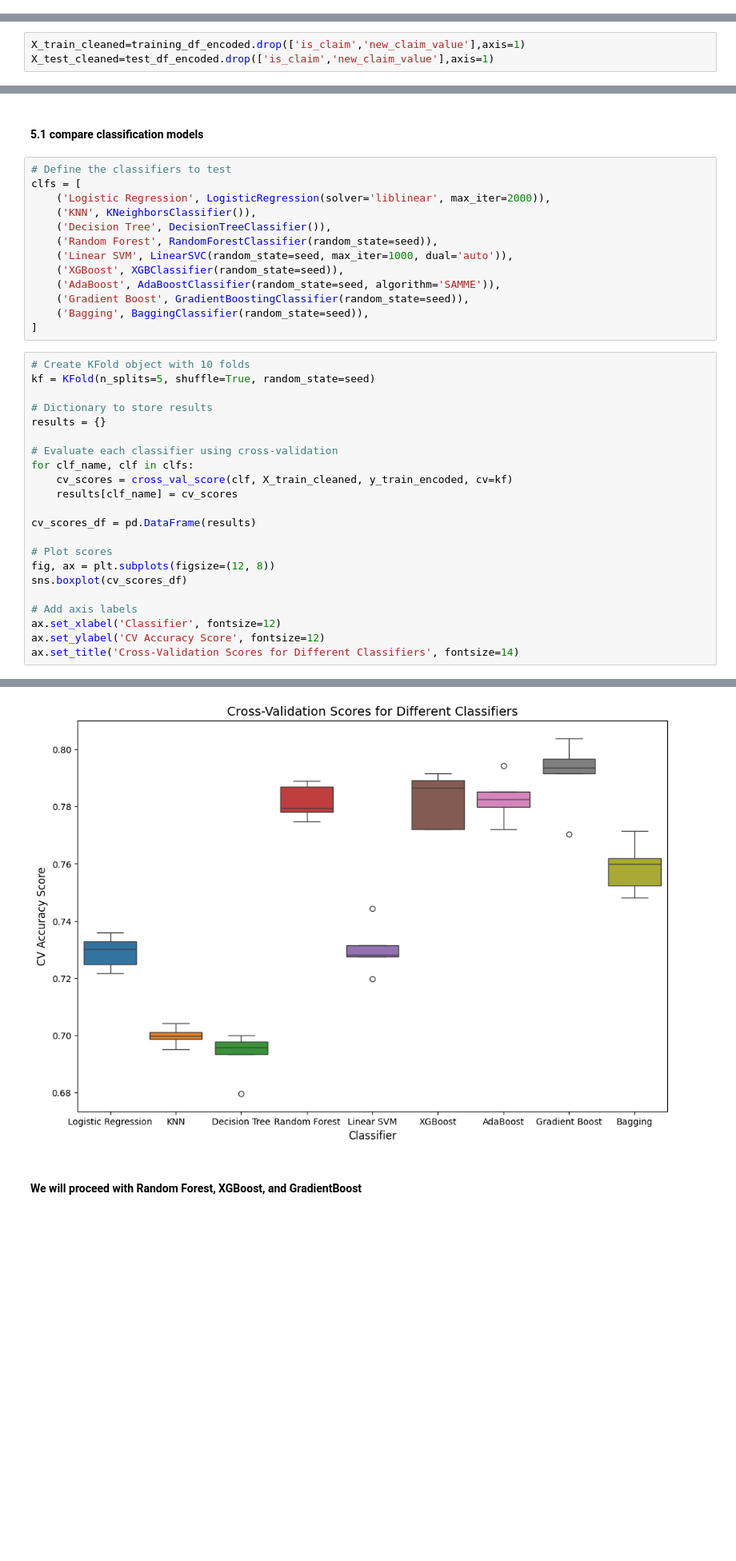
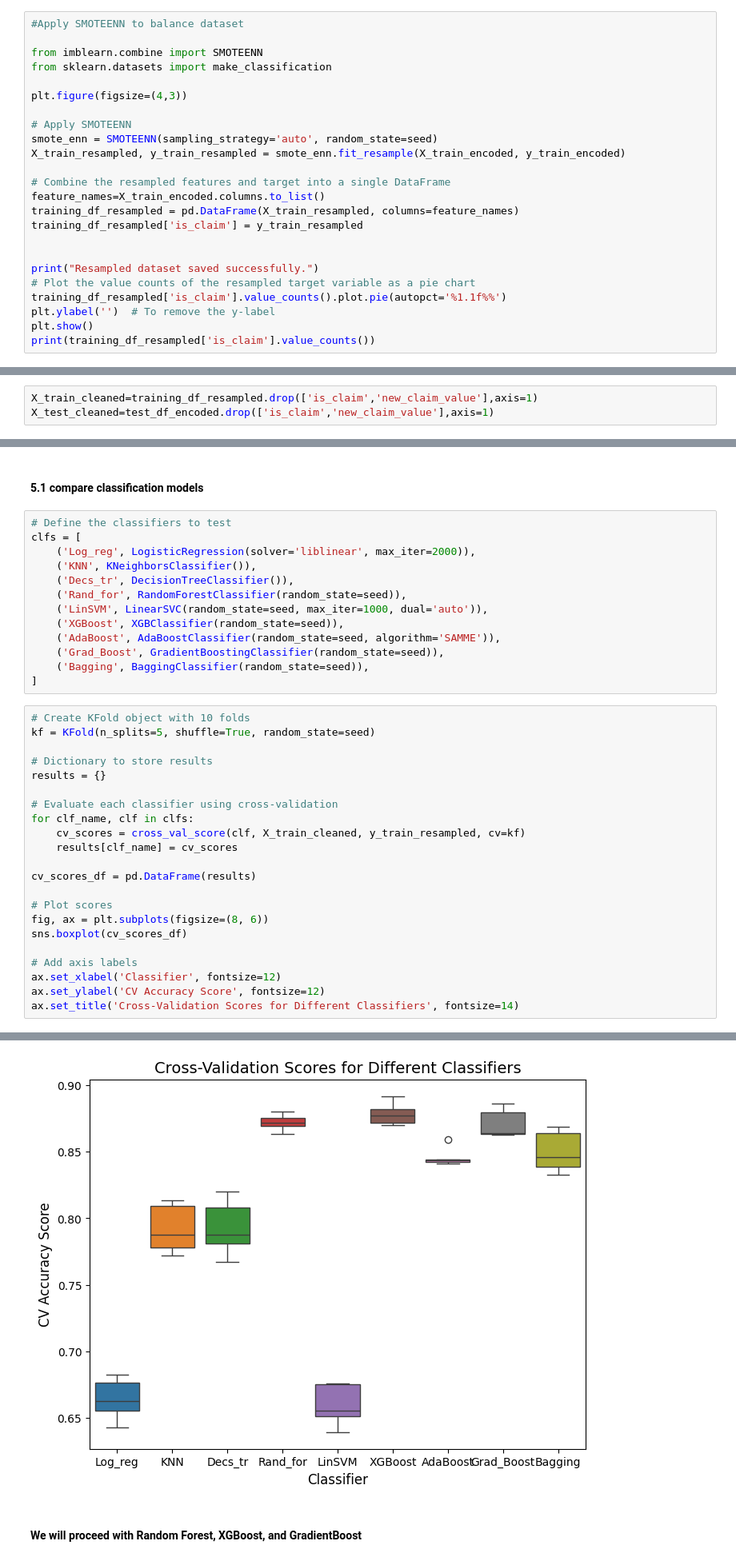
Before and after one commit to rnandi11/insurance_claims_ML, a Jupyter notebook: Insurance_data.ipynb, the cells around one changed output, grey strips where cells are left out. Shown at 80% size. Drawn from its saved outputs; the diff is of its cells as text; blank space fills up the shorter version.

Commit message:
Updated Insurance_data.ipynb with latest analysis

```diff
--- a/Insurance_data.ipynb
+++ b/Insurance_data.ipynb
@@ -490,0 +508,24 @@ y_test_encoded=test_df_encoded['is_claim']
+# %%
+#Apply SMOTEENN to balance dataset
+
+from imblearn.combine import SMOTEENN
+from sklearn.datasets import make_classification
+
+plt.figure(figsize=(4,3))
+
+# Apply SMOTEENN
+smote_enn = SMOTEENN(sampling_strategy='auto', random_state=seed)
+X_train_resampled, y_train_resampled = smote_enn.fit_resample(X_train_encoded, y_train_encoded)
+
+# Combine the resampled features and target into a single DataFrame
+feature_names=X_train_encoded.columns.to_list()
+training_df_resampled = pd.DataFrame(X_train_resampled, columns=feature_names)
+training_df_resampled['is_claim'] = y_train_resampled
+
+
+print("Resampled dataset saved successfully.")
+# Plot the value counts of the resampled target variable as a pie chart
+training_df_resampled['is_claim'].value_counts().plot.pie(autopct='%1.1f%%')
+plt.ylabel('')  # To remove the y-label
+plt.show()
+print(training_df_resampled['is_claim'].value_counts())
@@ -507,7 +555,7 @@ sns.heatmap(corr_matrix_no_claim[['is_claim']],cmap='coolwarm', annot=True)
 # %% [markdown]
 *So we drop this column for the classification problem, this is to be used for the regression part*
 # %%
-X_train_cleaned=training_df_encoded.drop(['is_claim','new_claim_value'],axis=1)
+X_train_cleaned=training_df_resampled.drop(['is_claim','new_claim_value'],axis=1)
 X_test_cleaned=test_df_encoded.drop(['is_claim','new_claim_value'],axis=1)
 # %% [markdown]
 ### 5. Model Building ###
@@ -516,40 +564,40 @@ X_test_cleaned=test_df_encoded.drop(['is_claim','new_claim_value'],axis=1)
 # %%
 # Define the classifiers to test
 clfs = [
-    ('Logistic Regression', LogisticRegression(solver='liblinear', max_iter=2000)),
+    ('Log_reg', LogisticRegression(solver='liblinear', max_iter=2000)),
     ('KNN', KNeighborsClassifier()),
-    ('Decision Tree', DecisionTreeClassifier()),
-    ('Random Forest', RandomForestClassifier(random_state=seed)),
-    ('Linear SVM', LinearSVC(random_state=seed, max_iter=1000, dual='auto')),
+    ('Decs_tr', DecisionTreeClassifier()),
+    ('Rand_for', RandomForestClassifier(random_state=seed)),
+    ('LinSVM', LinearSVC(random_state=seed, max_iter=1000, dual='auto')),
     ('XGBoost', XGBClassifier(random_state=seed)),
     ('AdaBoost', AdaBoostClassifier(random_state=seed, algorithm='SAMME')),
-    ('Gradient Boost', GradientBoostingClassifier(random_state=seed)),
+    ('Grad_Boost', GradientBoostingClassifier(random_state=seed)),
     ('Bagging', BaggingClassifier(random_state=seed)),
 ]
 # %%
 # Create KFold object with 10 folds
 kf = KFold(n_splits=5, shuffle=True, random_state=seed)
 
 # Dictionary to store results
 results = {}
 
 # Evaluate each classifier using cross-validation
 for clf_name, clf in clfs:
-    cv_scores = cross_val_score(clf, X_train_cleaned, y_train_encoded, cv=kf)
+    cv_scores = cross_val_score(clf, X_train_cleaned, y_train_resampled, cv=kf)
     results[clf_name] = cv_scores
 
 cv_scores_df = pd.DataFrame(results)
 
 # Plot scores
-fig, ax = plt.subplots(figsize=(12, 8))
+fig, ax = plt.subplots(figsize=(8, 6))
 sns.boxplot(cv_scores_df)
 
 # Add axis labels
 ax.set_xlabel('Classifier', fontsize=12)
 ax.set_ylabel('CV Accuracy Score', fontsize=12)
 ax.set_title('Cross-Validation Scores for Different Classifiers', fontsize=14)
 # %% [output]
 Text(0.5, 1.0, 'Cross-Validation Scores for Different Classifiers')
-[figure, old version]
+[figure, new version]
 # %% [markdown]
 #### We will proceed with Random Forest, XGBoost, and GradientBoost ####
```
Also changed, not shown: parts of 27 cells of this notebook, 1 other file.
